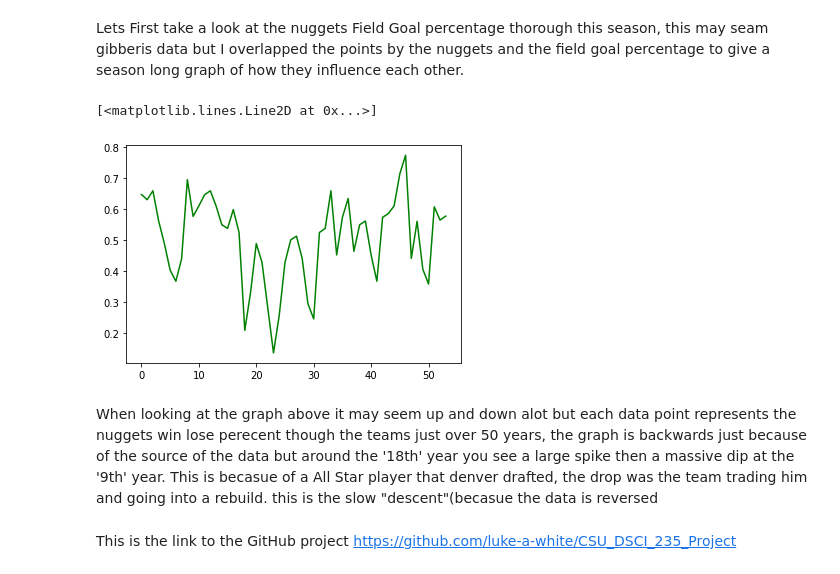
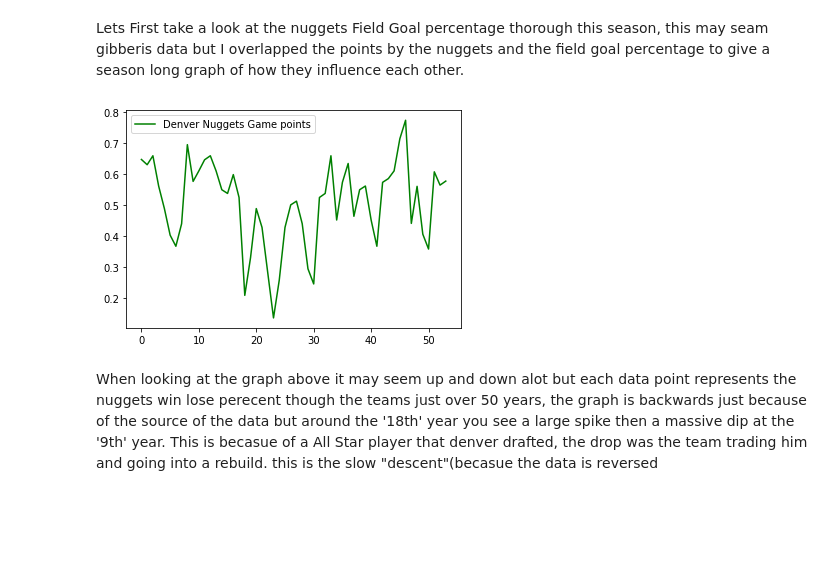
Before and after one commit to luke-a-white/CSU_DSCI_235_Project, a Jupyter notebook: DSCI_235_Final_Project.ipynb, the cells around one changed output. Saved outputs shown, nothing was run; the diff lists cells and outputs as text; code cells hidden in the pictures; blank space fills up the shorter version.

```diff
--- a/DSCI_235_Final_Project.ipynb
+++ b/DSCI_235_Final_Project.ipynb
@@ -190,12 +190,10 @@ Lets First take a look at the nuggets Field Goal percentage thorough this season
 # %%
 nugY2 = nugY2Y.loc[:, 'Season':'Rel DRtg']
 nugY2
 x = np.arange(0,54,1)
-plt.plot(x,nugY2.loc[:, 'W/L%'], color = 'green')
+plt.plot(x,nugY2.loc[:, 'W/L%'], label = 'Denver Nuggets Game points', color = 'green')
+plt.legend(loc="upper left");
 # %% [output]
-[<matplotlib.lines.Line2D at 0x...>]
-[figure, old version]
+[figure, new version]
 # %% [markdown]
 When looking at the graph above it may seem up and down alot but each data point represents the nuggets win lose perecent though the teams just over 50 years, the graph is backwards just because of the source of the data but around the '18th' year you see a large spike then a massive dip at the '9th' year. This is becasue of a All Star player that denver drafted, the drop was the team trading him and going into a rebuild. this is the slow "descent"(becasue the data is reversed
-# %% [markdown]
-This is the link to the GitHub project https://github.com/luke-a-white/CSU_DSCI_235_Project
```
Also changed, not shown: parts of 3 cells of this notebook.
